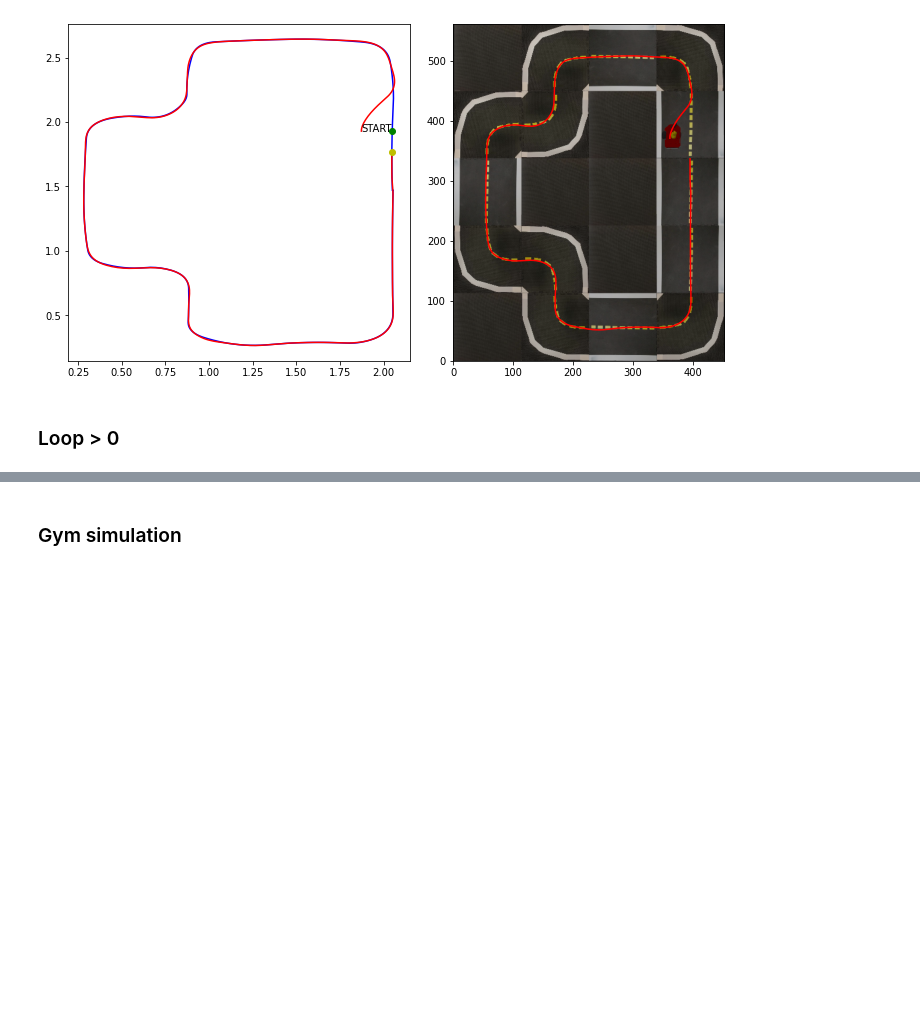
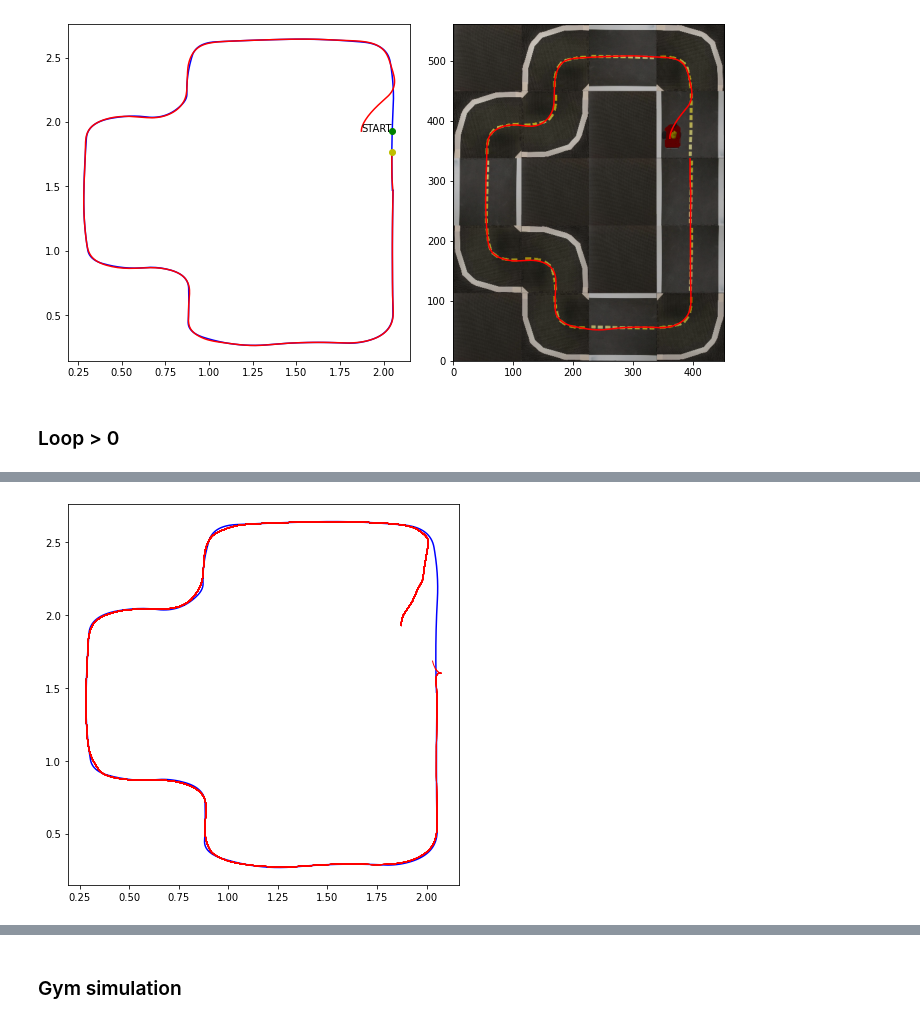
Before and after one commit to giuliovv/duckrace, a Jupyter notebook: iterative_mpc.ipynb, the cells around one changed output, grey strips where cells are left out. Saved outputs shown, nothing was run; the diff lists cells and outputs as text; code cells hidden in the pictures; blank space fills up the shorter version.

```diff
--- a/iterative_mpc.ipynb
+++ b/iterative_mpc.ipynb
@@ -295,0 +333,21 @@ f"Max reached speed: {X_log[3,:].max()}, max speed is 0.6"
+# %%
+save_video = True
+
+if save_video:
+    from matplotlib.animation import FuncAnimation
+
+    ratio = 4
+    fig,ax = plt.subplots()
+
+    def init():
+        background = ax.plot(traj[:,0], traj[:,1], "b", zorder=0)
+        return background
+
+    def animate(i):
+        line, = ax.plot(*X_log[:2,:int(i*ratio)], color='red', lw=1)
+        return line
+
+    ani = FuncAnimation(fig, animate, init_func=init, interval=(1/env.frame_rate)*ratio*1e3, blit=False, repeat=True, frames=int(X_log.shape[1]/ratio))
+    ani.save("assets/lmpc.mp4", writer='ffmpeg', dpi=300)
+# %% [output]
+[figure, added]
```
Also changed, not shown: parts of 12 cells of this notebook, 2 other files.
